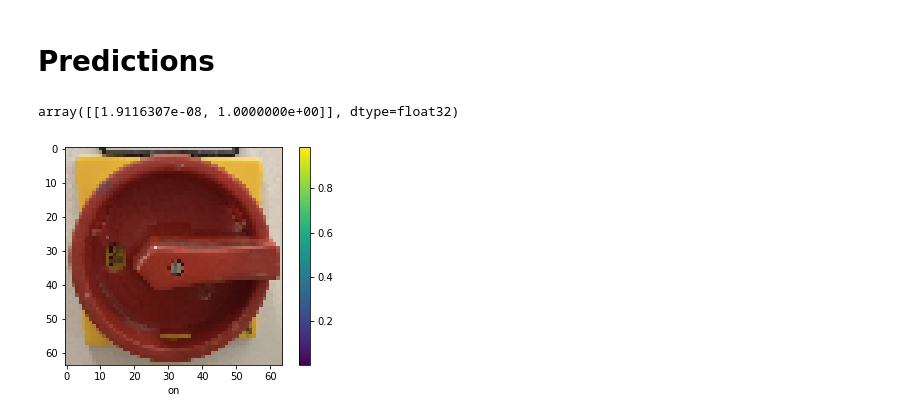
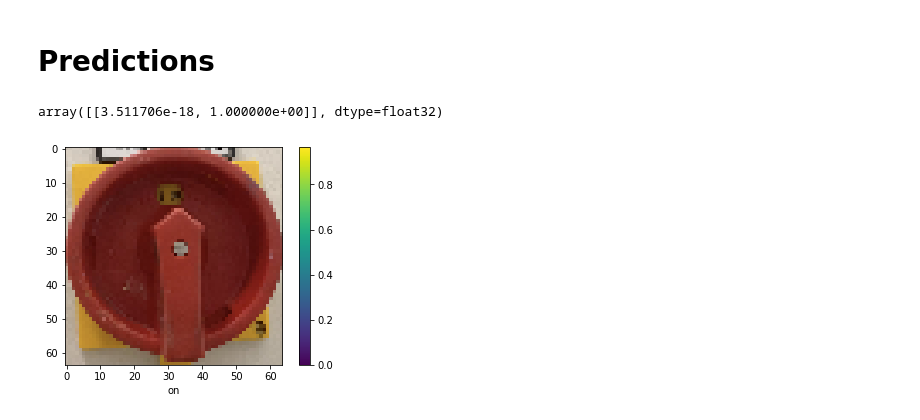
Before and after one commit to JuanIzquierdoDomenech/SimpleCNN_ButtonStateClassifier, a Jupyter notebook: main.ipynb, the cells around one changed output. Saved outputs shown, nothing was run; the diff lists cells and outputs as text; code cells hidden in the pictures.

```diff
--- a/main.ipynb
+++ b/main.ipynb
@@ -379,7 +361,7 @@ Recall: 1.0
 # %% [markdown]
 # Predictions
 # %%
-model = load_model('best_model.h5')
+model = load_model('best_model.h5', custom_objects={'f1_m':f1_m, 'precision_m':precision_m, 'recall_m':recall_m})
 # %%
 def visualize_prediction(x, class_index):
     plt.figure()
@@ -392,13 +374,13 @@ def visualize_prediction(x, class_index):
 result = model.predict(X_t[0].reshape(1, 64,64,3))
 result
 # %% [output]
-array([[1.9116307e-08, 1.0000000e+00]], dtype=float32)
+array([[3.511706e-18, 1.000000e+00]], dtype=float32)
 # %%
 predicted_class = MAP_CLASSES[np.argmax(result)]
 # %%
-visualize_prediction(X_t[3], predicted_class)
+visualize_prediction(X_t[0], predicted_class)
 # %% [output]
-[figure, old version]
+[figure, new version]
 # %%
 import random
 
```
Also changed, not shown: parts of 9 cells of this notebook, 2 other files.
